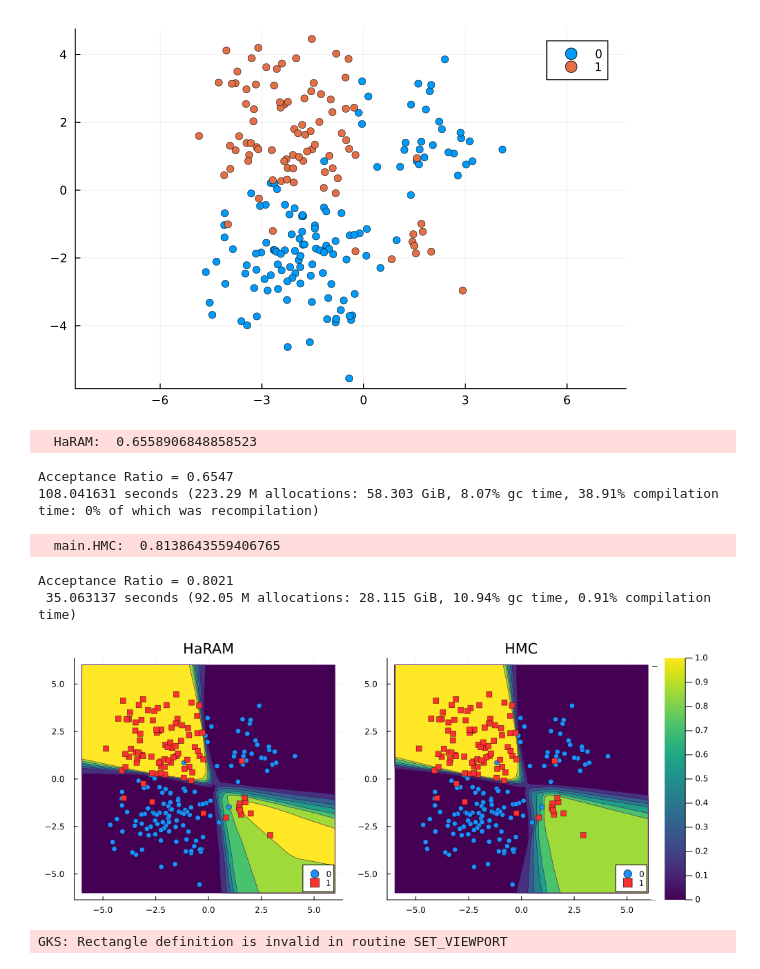
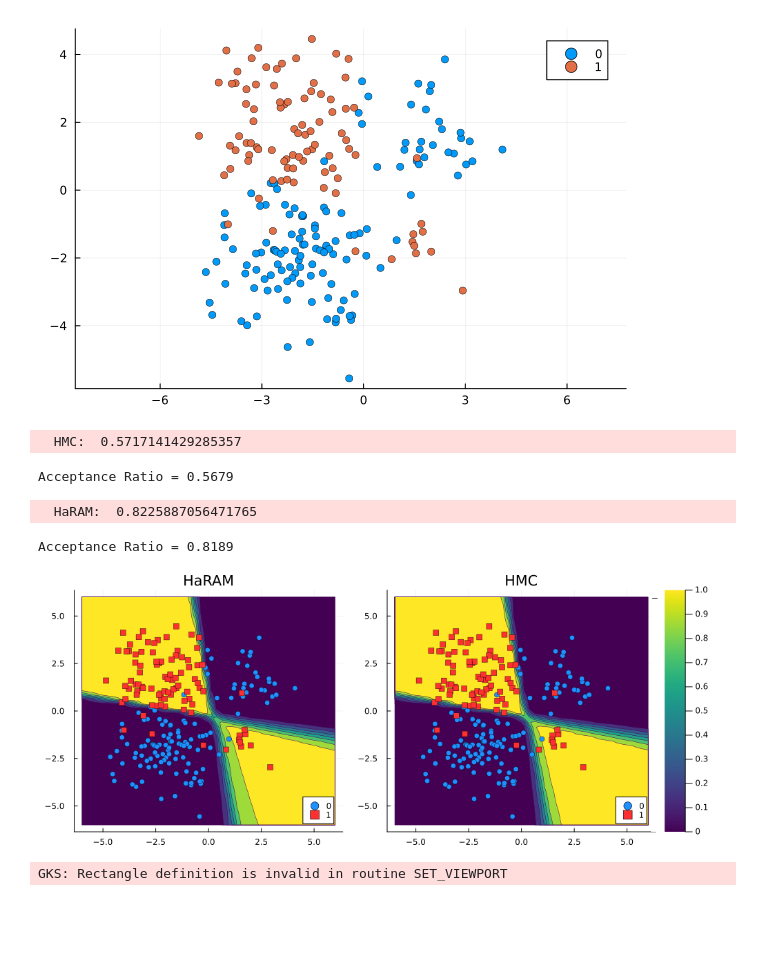
Before and after one commit to sidv23/haram, a Jupyter notebook: notebooks/bayesian_nn.ipynb, the cells around one changed output. Saved outputs shown, nothing was run; the diff lists cells and outputs as text; code cells hidden in the pictures; blank space fills up the shorter version.

```diff
--- a/notebooks/bayesian_nn.ipynb
+++ b/notebooks/bayesian_nn.ipynb
@@ -57,5 +64,5 @@ s = 1.25
 x0 = [s .* randn(30, 2) .+ μ[1]; s .* randn(100, 2) .+ μ[2]]
 x1 = [s .* randn(10, 2) .+ μ[3]; s .* randn(80, 2) .+ μ[4]]
 xs = [x0; x1]
-ts = [zeros(size(x0, 1)); ones(size(x1, 1))] .|> Int;
+ys = [zeros(size(x0, 1)); ones(size(x1, 1))] .|> Int;
 # %%
@@ -87,43 +93,41 @@ model = Model(ξ=mod, d=20, f=f, U=U);
 # %%
-Random.seed!(2022)
-@time s1, a1 = mcmc(
-    HaRAM(ϵ=0.05, L=4, γ=0.32),
-    model; n=5e3, n_burn=1e3
+s1, a1 = mcmc(
+    DualAverage(λ=1, δ=0.7),
+    HMC(),
+    model; n=2e3, n_burn=5e2
 )
-x_haram = s1[a1, :];
+x_hmc = s1[a1, :];
 # %% [output]
-  HaRAM:  0.6558906848858523
+  HMC:  0.5717141429285357
-Acceptance Ratio = 0.6547
-108.041631 seconds (223.29 M allocations: 58.303 GiB, 8.07% gc time, 38.91% compilation time: 0% of which was recompilation)
+Acceptance Ratio = 0.5679
 # %%
-Random.seed!(2022)
-@time s2, a2 = mcmc(
-    main.HMC(ϵ=0.05, L=4),
-    model; n=5e3, n_burn=1e3
+s2, a2 = mcmc(
+    DualAverage(λ=0.5, δ=0.7),
+    HaRAM(),
+    model; n=2e3, n_burn=5e2
 )
-x_hmc = s2[a2, :];
+x_haram = s2[a2, :];
 # %% [output]
-  main.HMC:  0.8138643559406765
+  HaRAM:  0.8225887056471765
-Acceptance Ratio = 0.8021
- 35.063137 seconds (92.05 M allocations: 28.115 GiB, 10.94% gc time, 0.91% compilation time)
+Acceptance Ratio = 0.8189
 # %%
-st, res = 50, 200
+st, res = 2, 50
 cls = palette(:viridis, rev=false)
 
 plot(
     plot(
         nn_plot_mean(x_haram[1:st:end, :], res=res, c=cls),
         colorbar=false, title="HaRAM",
     ),
     plot(
         nn_plot_mean(x_hmc[1:st:end, :], res=res, c=cls),
         colorbar=false, title="HMC",
     ),
     plot_colorbar(cls),
     layout=(@layout [grid(1, 2) a{0.035w}]),
     link=:all,
     size=(1000, 400)
 )
 # %% [output]
-[figure, old version]
+[figure, new version]
 GKS: Rectangle definition is invalid in routine SET_VIEWPORT
```
Also changed, not shown: parts of 6 cells of this notebook, 11 other files.
